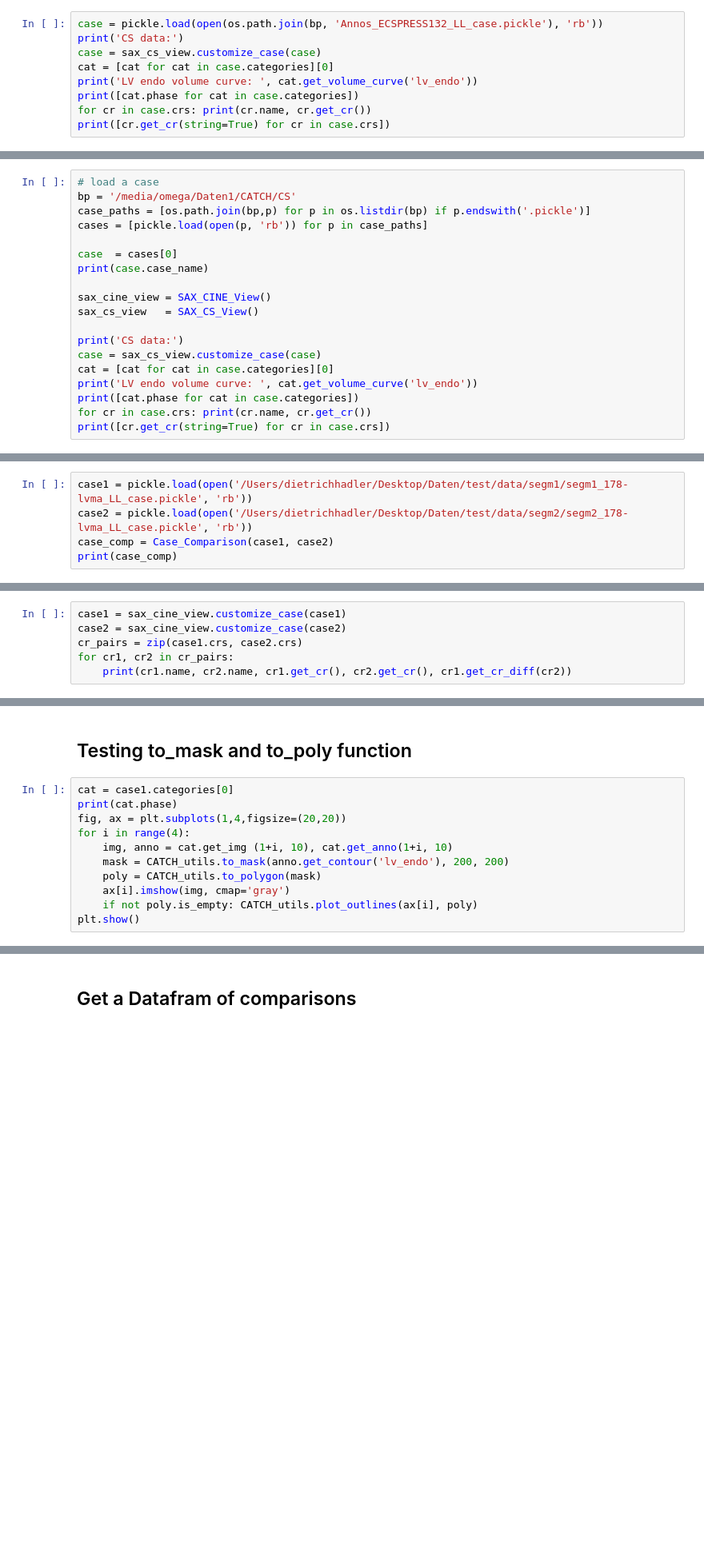
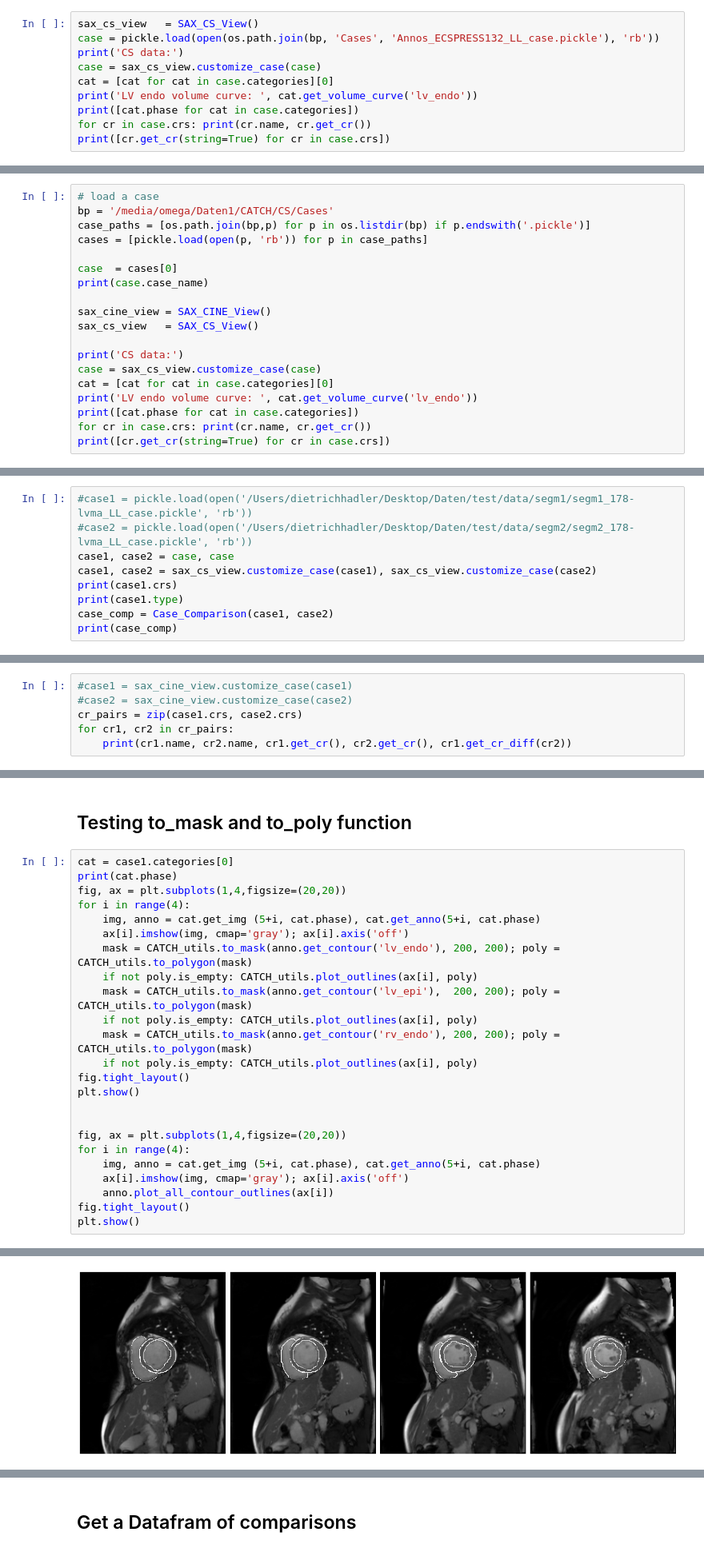
Before and after one commit to thadler/LazyLuna, a Jupyter notebook: Notebooks/LL_Polygon.ipynb, the cells around one changed output, grey strips where cells are left out. Shown at 80% size. Cells and saved outputs as stored; diff of their text form; blank space fills up the shorter version.

```diff
--- a/Notebooks/LL_Polygon.ipynb
+++ b/Notebooks/LL_Polygon.ipynb
@@ -77,7 +82,8 @@ Found a total of 1595 UIDs in ECSPRESS-014201907311422011.2.276.0.7230010.3.1.2.
 # %% [markdown]
 # Load Cases and print Clinical Results
 # %%
-case = pickle.load(open(os.path.join(bp, 'Annos_ECSPRESS132_LL_case.pickle'), 'rb'))
+sax_cs_view   = SAX_CS_View()
+case = pickle.load(open(os.path.join(bp, 'Cases', 'Annos_ECSPRESS132_LL_case.pickle'), 'rb'))
 print('CS data:')
 case = sax_cs_view.customize_case(case)
 cat = [cat for cat in case.categories][0]
@@ -88,6 +114,6 @@ print([cr.get_cr(string=True) for cr in case.crs])
 # %%
 # load a case
-bp = '/media/omega/Daten1/CATCH/CS'
+bp = '/media/omega/Daten1/CATCH/CS/Cases'
 case_paths = [os.path.join(bp,p) for p in os.listdir(bp) if p.endswith('.pickle')]
 cases = [pickle.load(open(p, 'rb')) for p in case_paths]
 
@@ -128,7 +179,11 @@ plt.show()
 # %% [markdown]
 # Load Trainee Cases for Comparisons
 # %%
-case1 = pickle.load(open('/Users/dietrichhadler/Desktop/Daten/test/data/segm1/segm1_178-lvma_LL_case.pickle', 'rb'))
-case2 = pickle.load(open('/Users/dietrichhadler/Desktop/Daten/test/data/segm2/segm2_178-lvma_LL_case.pickle', 'rb'))
+#case1 = pickle.load(open('/Users/dietrichhadler/Desktop/Daten/test/data/segm1/segm1_178-lvma_LL_case.pickle', 'rb'))
+#case2 = pickle.load(open('/Users/dietrichhadler/Desktop/Daten/test/data/segm2/segm2_178-lvma_LL_case.pickle', 'rb'))
+case1, case2 = case, case
+case1, case2 = sax_cs_view.customize_case(case1), sax_cs_view.customize_case(case2)
+print(case1.crs)
+print(case1.type)
 case_comp = Case_Comparison(case1, case2)
 print(case_comp)
@@ -135,6 +194,6 @@ print(case_comp)
 # %%
-case1 = sax_cine_view.customize_case(case1)
-case2 = sax_cine_view.customize_case(case2)
+#case1 = sax_cine_view.customize_case(case1)
+#case2 = sax_cine_view.customize_case(case2)
 cr_pairs = zip(case1.crs, case2.crs)
 for cr1, cr2 in cr_pairs:
     print(cr1.name, cr2.name, cr1.get_cr(), cr2.get_cr(), cr1.get_cr_diff(cr2))
@@ -188,9 +272,23 @@ cat = case1.categories[0]
 print(cat.phase)
 fig, ax = plt.subplots(1,4,figsize=(20,20))
 for i in range(4):
-    img, anno = cat.get_img (1+i, 10), cat.get_anno(1+i, 10)
-    mask = CATCH_utils.to_mask(anno.get_contour('lv_endo'), 200, 200)
-    poly = CATCH_utils.to_polygon(mask)
-    ax[i].imshow(img, cmap='gray')
+    img, anno = cat.get_img (5+i, cat.phase), cat.get_anno(5+i, cat.phase)
+    ax[i].imshow(img, cmap='gray'); ax[i].axis('off')
+    mask = CATCH_utils.to_mask(anno.get_contour('lv_endo'), 200, 200); poly = CATCH_utils.to_polygon(mask)
     if not poly.is_empty: CATCH_utils.plot_outlines(ax[i], poly)
+    mask = CATCH_utils.to_mask(anno.get_contour('lv_epi'),  200, 200); poly = CATCH_utils.to_polygon(mask)
+    if not poly.is_empty: CATCH_utils.plot_outlines(ax[i], poly)
+    mask = CATCH_utils.to_mask(anno.get_contour('rv_endo'), 200, 200); poly = CATCH_utils.to_polygon(mask)
+    if not poly.is_empty: CATCH_utils.plot_outlines(ax[i], poly)
+fig.tight_layout()
 plt.show()
+
+
+fig, ax = plt.subplots(1,4,figsize=(20,20))
+for i in range(4):
+    img, anno = cat.get_img (5+i, cat.phase), cat.get_anno(5+i, cat.phase)
+    ax[i].imshow(img, cmap='gray'); ax[i].axis('off')
+    anno.plot_all_contour_outlines(ax[i])
+fig.tight_layout()
+plt.show()
+# %% [output]
@@ -196,0 +308 @@ plt.show()
+[figure, added]
```
Also changed, not shown: parts of 11 cells of this notebook, 3 other files.
